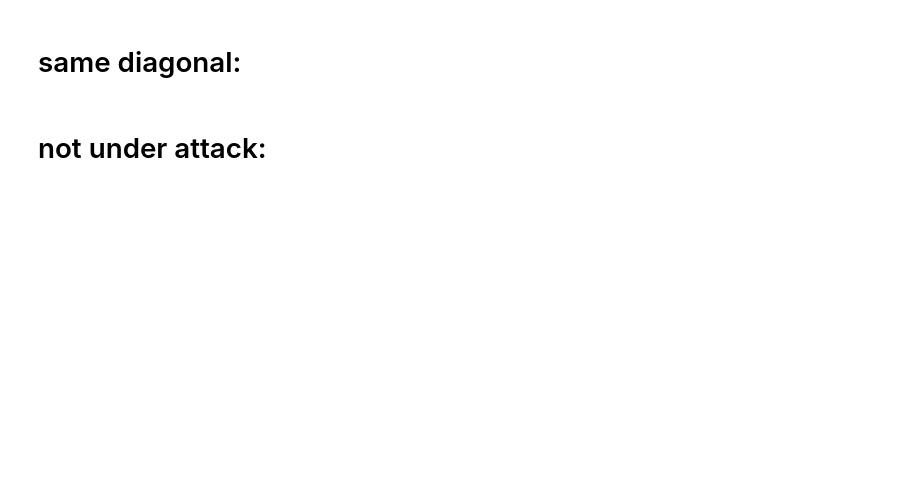
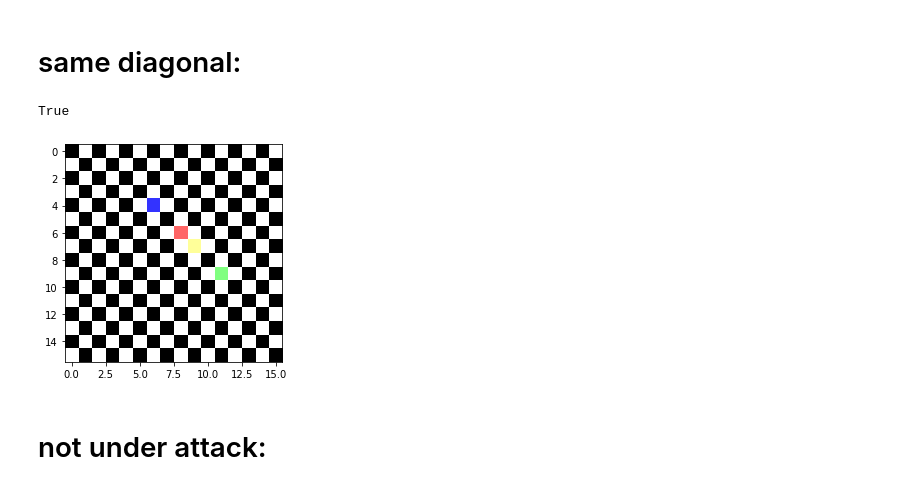
Before and after one commit to Talafhamohammad-cloud/chess-board, a Jupyter notebook: chess_board.ipynb, the cells around one changed output. Cells and saved outputs as stored; diff of their text form; code cells hidden in the pictures; blank space fills up the shorter version.

```diff
--- a/chess_board.ipynb
+++ b/chess_board.ipynb
@@ -58,12 +75,17 @@ same_row()
 # %%
 def same_dia():
  board = chessboard()
- board.add_blue(2, 4)
- board.add_red(4, 6)
+ board.add_blue(4, 6)
+ board.add_red(6, 8)
+ board.add_green(9, 11)
+ board.add_yellow(7, 9)
  assert board.is_under_attack() == True
  print(board.is_under_attack())
  board.render()
 same_dia()
+# %% [output]
+True
+[figure, added]
 # %% [markdown]
 # not under attack:
 # %%
```
Also changed, not shown: parts of 11 cells of this notebook.
